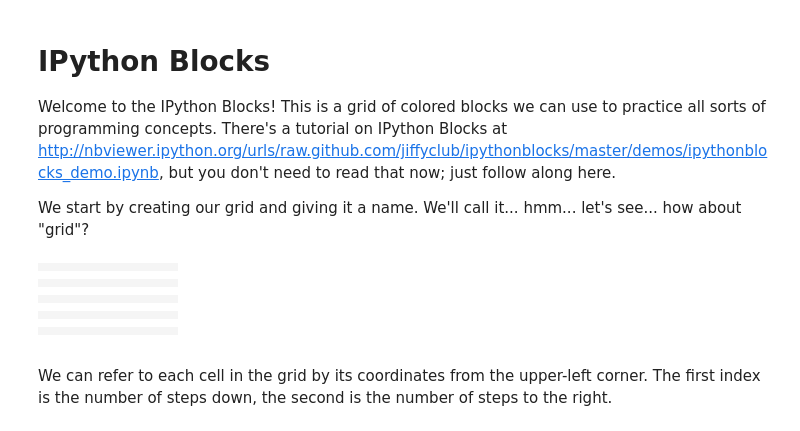
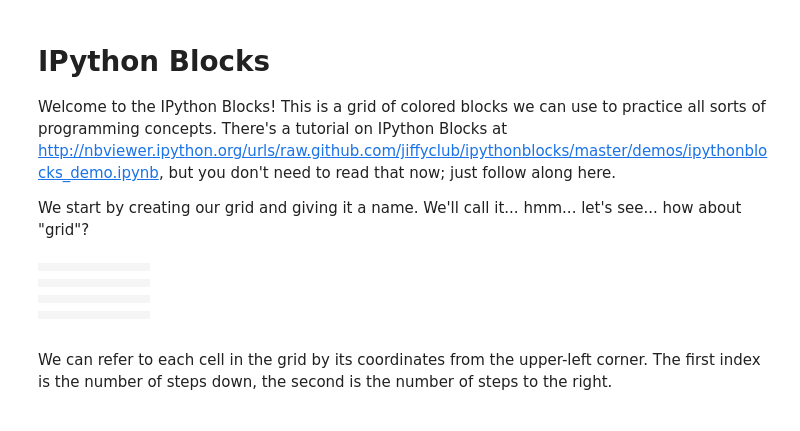
Before and after one commit to catherinedevlin/mpwfw_exercises, a Jupyter notebook: blocks.ipynb, the cells around one changed output. Cells and saved outputs as stored; diff of their text form; code cells hidden in the pictures.

```diff
--- a/blocks.ipynb
+++ b/blocks.ipynb
@@ -7,19 +7,17 @@ Welcome to the IPython Blocks!  This is a grid of colored blocks we can use to p
 We start by creating our grid and giving it a name.  We'll call it... hmm... let's see... how about "grid"?
 # %%
 from ipythonblocks import BlockGrid
-grid = BlockGrid(10, 10, fill=(123, 234, 123))
+grid = BlockGrid(8, 8, fill=(123, 234, 123))
 grid
 # %% [output]
-|  |  |  |  |  |  |  |  |  |  |
-|  |  |  |  |  |  |  |  |  |  |
-|  |  |  |  |  |  |  |  |  |  |
-|  |  |  |  |  |  |  |  |  |  |
-|  |  |  |  |  |  |  |  |  |  |
-|  |  |  |  |  |  |  |  |  |  |
-|  |  |  |  |  |  |  |  |  |  |
-|  |  |  |  |  |  |  |  |  |  |
-|  |  |  |  |  |  |  |  |  |  |
-|  |  |  |  |  |  |  |  |  |  |
+|  |  |  |  |  |  |  |  |
+|  |  |  |  |  |  |  |  |
+|  |  |  |  |  |  |  |  |
+|  |  |  |  |  |  |  |  |
+|  |  |  |  |  |  |  |  |
+|  |  |  |  |  |  |  |  |
+|  |  |  |  |  |  |  |  |
+|  |  |  |  |  |  |  |  |
 # %% [markdown]
 We can refer to each cell in the grid by its coordinates from the upper-left corner.  The first index is the number of steps down, the second is the number of steps to the right.
 # %%
```
Also changed, not shown: parts of 4 cells of this notebook.
